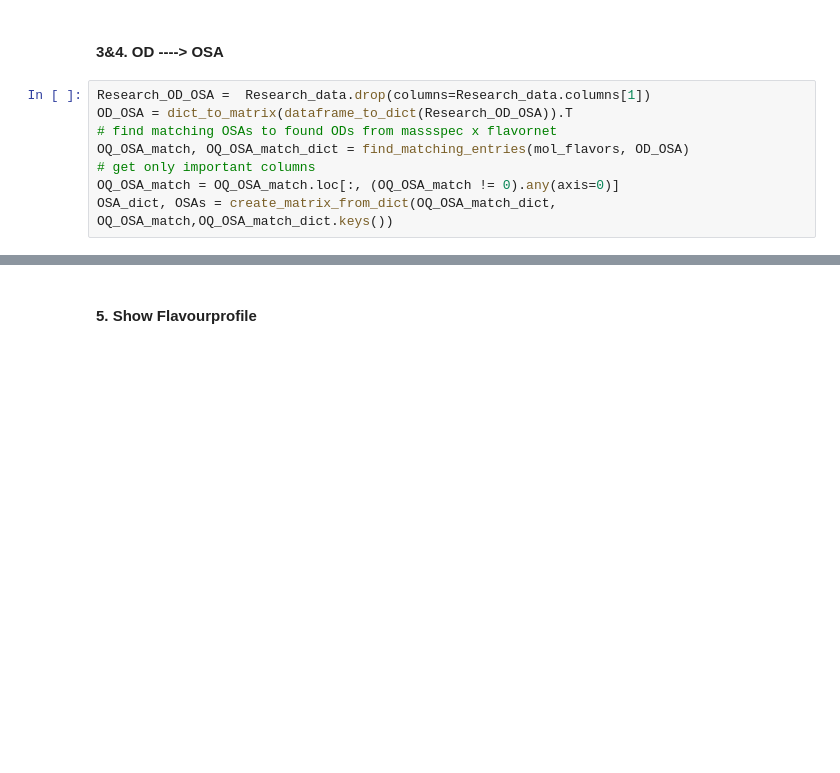
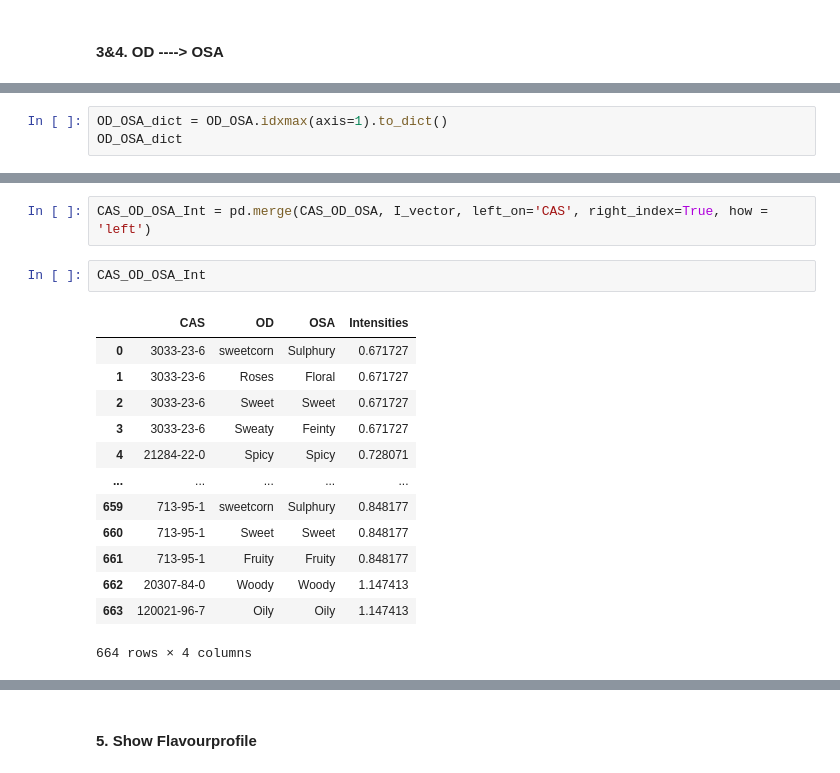
Before and after one commit to rengesf/flavorpred, a Jupyter notebook: Pipeline_RI.ipynb, the cells around one changed output, grey strips where cells are left out. Cells and saved outputs as stored; diff of their text form; blank space fills up the shorter version.

```diff
--- a/Pipeline_RI.ipynb
+++ b/Pipeline_RI.ipynb
@@ -984,11 +989,3 @@ fig.update_layout(
 fig.show()
 # %% [markdown]
 #### 3&4. OD ----> OSA
-# %%
-Research_OD_OSA =  Research_data.drop(columns=Research_data.columns[1])
-OD_OSA = dict_to_matrix(dataframe_to_dict(Research_OD_OSA)).T
-# find matching OSAs to found ODs from massspec x flavornet
-OQ_OSA_match, OQ_OSA_match_dict = find_matching_entries(mol_flavors, OD_OSA)
-# get only important columns
-OQ_OSA_match = OQ_OSA_match.loc[:, (OQ_OSA_match != 0).any(axis=0)]
-OSA_dict, OSAs = create_matrix_from_dict(OQ_OSA_match_dict, OQ_OSA_match,OQ_OSA_match_dict.keys())
@@ -1051,0 +1071,3 @@ dtype: float64
+# %%
+OD_OSA_dict = OD_OSA.idxmax(axis=1).to_dict()
+OD_OSA_dict
@@ -1051,0 +1149,18 @@ dtype: float64
+# %%
+CAS_OD_OSA_Int = pd.merge(CAS_OD_OSA, I_vector, left_on='CAS', right_index=True, how = 'left')
+# %%
+CAS_OD_OSA_Int
+# %% [output]
+|  | CAS | OD | OSA | Intensities |
+| 0 | 3033-23-6 | sweetcorn | Sulphury | 0.671727 |
+| 1 | 3033-23-6 | Roses | Floral | 0.671727 |
+| 2 | 3033-23-6 | Sweet | Sweet | 0.671727 |
+| 3 | 3033-23-6 | Sweaty | Feinty | 0.671727 |
+| 4 | 21284-22-0 | Spicy | Spicy | 0.728071 |
+| ... | ... | ... | ... | ... |
+| 659 | 713-95-1 | sweetcorn | Sulphury | 0.848177 |
+| 660 | 713-95-1 | Sweet | Sweet | 0.848177 |
+| 661 | 713-95-1 | Fruity | Fruity | 0.848177 |
+| 662 | 20307-84-0 | Woody | Woody | 1.147413 |
+| 663 | 120021-96-7 | Oily | Oily | 1.147413 |
+664 rows × 4 columns
```
Also changed, not shown: parts of 32 cells of this notebook, 1 other file.
